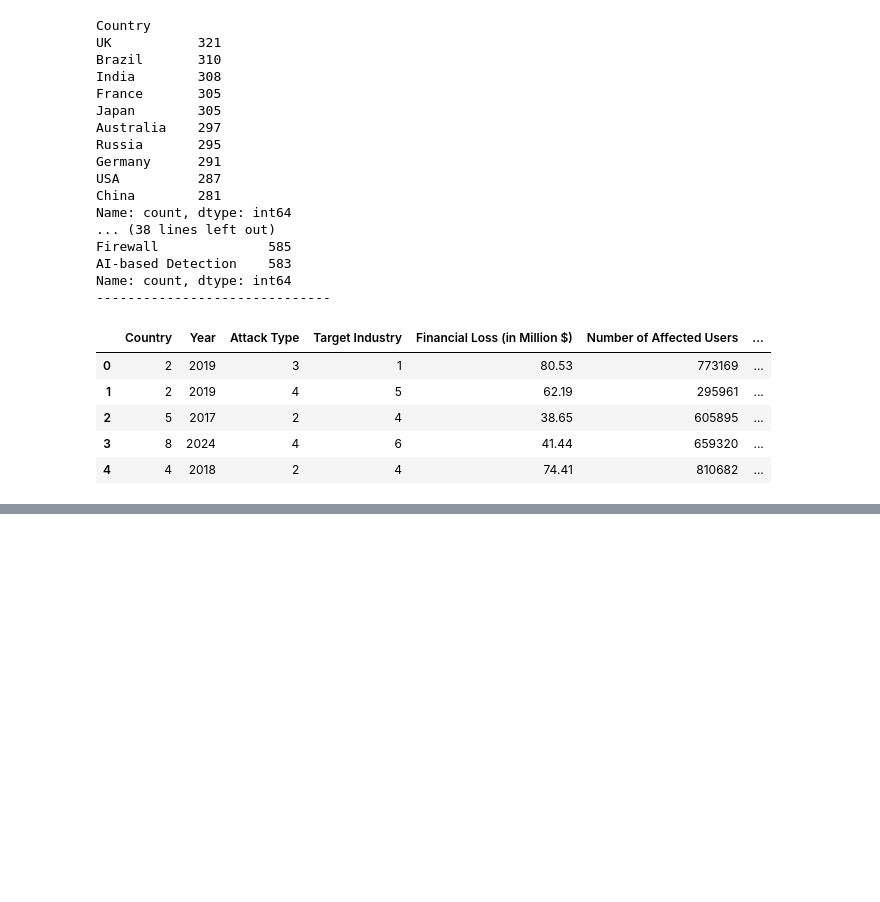
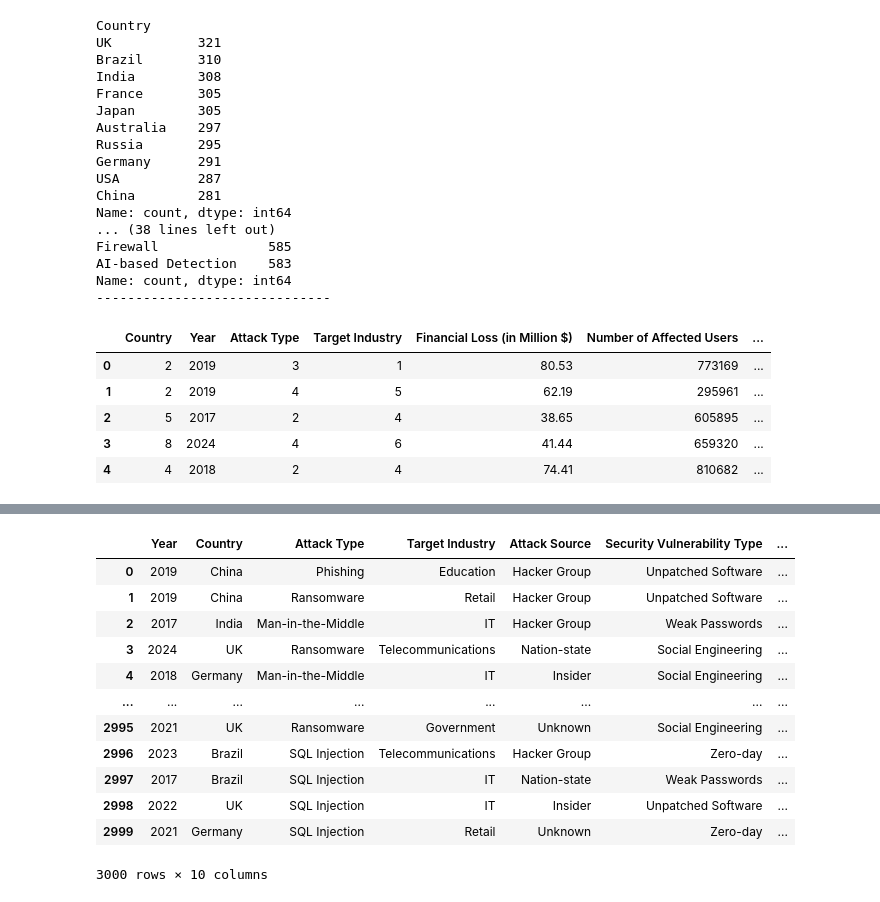
Before and after one commit to Leonardo-Monaro/Global-Cybersecurity-Threats, a Jupyter notebook: main.ipynb, the cells around one changed output, grey strips where cells are left out. Cells and saved outputs as stored; diff of their text form; code cells hidden in the pictures; blank space fills up the shorter version.

```diff
--- a/main.ipynb
+++ b/main.ipynb
@@ -116,0 +136,5 @@ df_temp.head()
+# %%
+df1 = df.copy()
+df.drop(["Year", "Financial Loss (in Million $)", "Number of Affected Users", "Incident Resolution Time (in Hours)"], axis = 1, inplace = True)
+df = pd.concat([df, df1[["Year", "Number of Affected Users", "Incident Resolution Time (in Hours)", "Financial Loss (in Million $)"]]], axis = 1)
+df.head()
@@ -116,0 +148,5 @@ df_temp.head()
+# %%
+df2 = df.copy()
+df.drop("Year", axis = 1, inplace = True)
+df = pd.concat([df2["Year"], df], axis = 1)
+df.head()
@@ -116,0 +160,42 @@ df_temp.head()
+# %%
+def create_pivot_tables(df, column_name):
+    df = df.pivot_table(index = "Year",
+                        columns = cat_cols,
+                        values = column_name,
+                        aggfunc = "mean").unstack().reset_index()
+    df = df.rename(columns = {0: f"Avg {column_name}"})
+    return df
+
+dfs = {}
+column_names = df.columns[7:-1]
+for i, column_name in enumerate(column_names):
+    df_name = f"df_{i+1}"
+    dfs[df_name] = create_pivot_tables(df, column_name)
+# %%
+df_merged = df.copy()
+
+for column_name in column_names:
+    if column_name in df_merged.columns:
+        df_merged = df_merged.drop(column_name, axis=1)
+
+for df_name, df_pivot in dfs.items():
+    df_merged = pd.merge(df_merged, df_pivot,
+                         on=['Year', 'Country', 'Attack Type', 'Target Industry',
+                             'Attack Source', 'Security Vulnerability Type', 'Defense Mechanism Used'],
+                         how='left')
+
+df_merged
+# %% [output]
+|  | Year | Country | Attack Type | Target Industry | Attack Source | Security Vulnerability Type | ... |
+| 0 | 2019 | China | Phishing | Education | Hacker Group | Unpatched Software | ... |
+| 1 | 2019 | China | Ransomware | Retail | Hacker Group | Unpatched Software | ... |
+| 2 | 2017 | India | Man-in-the-Middle | IT | Hacker Group | Weak Passwords | ... |
+| 3 | 2024 | UK | Ransomware | Telecommunications | Nation-state | Social Engineering | ... |
+| 4 | 2018 | Germany | Man-in-the-Middle | IT | Insider | Social Engineering | ... |
+| ... | ... | ... | ... | ... | ... | ... | ... |
+| 2995 | 2021 | UK | Ransomware | Government | Unknown | Social Engineering | ... |
+| 2996 | 2023 | Brazil | SQL Injection | Telecommunications | Hacker Group | Zero-day | ... |
+| 2997 | 2017 | Brazil | SQL Injection | IT | Nation-state | Weak Passwords | ... |
+| 2998 | 2022 | UK | SQL Injection | IT | Insider | Unpatched Software | ... |
+| 2999 | 2021 | Germany | SQL Injection | Retail | Unknown | Zero-day | ... |
+3000 rows × 10 columns
```
Also changed, not shown: parts of 10 cells of this notebook.
